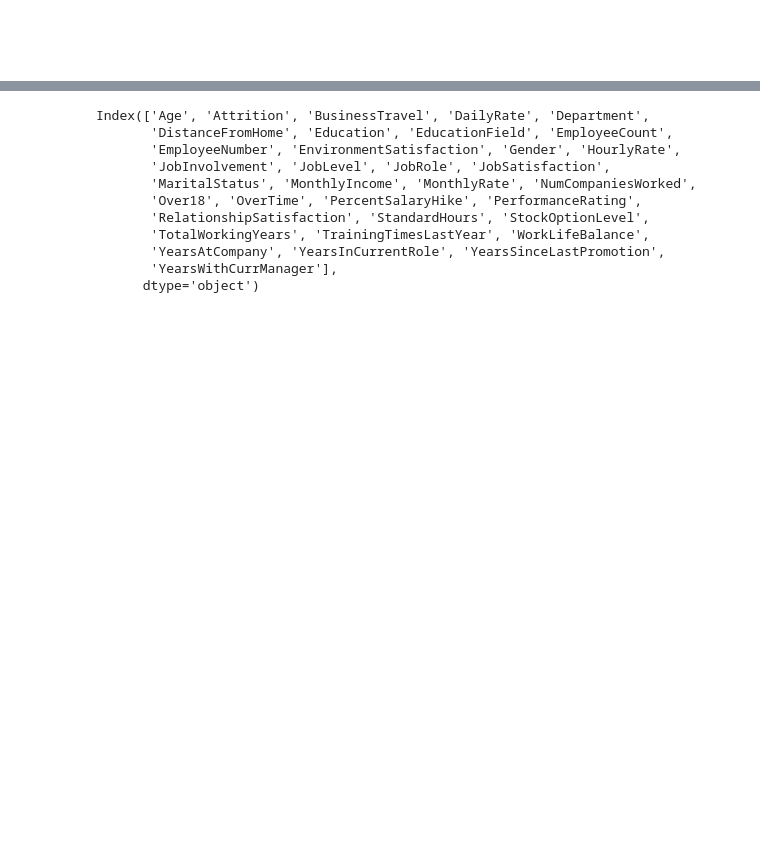
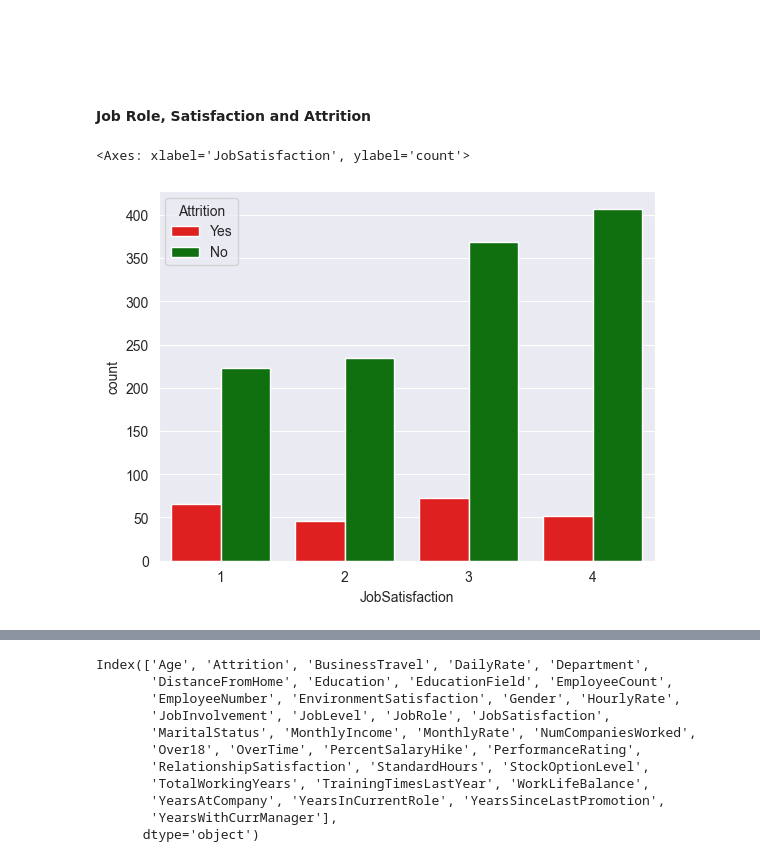
Before and after one commit to Jensen-T/HR-Analysis, a Jupyter notebook: hr-analysis.ipynb, the cells around one changed output, grey strips where cells are left out. Saved outputs shown, nothing was run; the diff lists cells and outputs as text; code cells hidden in the pictures; blank space fills up the shorter version.

```diff
--- a/hr-analysis.ipynb
+++ b/hr-analysis.ipynb
@@ -193,2 +183,9 @@ Name: DistanceFromHome, dtype: int64
 # %% [markdown]
 <br><br>
+# %% [markdown]
+#### Job Role, Satisfaction and Attrition
+# %%
+sns.countplot(data = df, x = 'JobSatisfaction', hue = 'Attrition', palette = {'Yes': 'red', 'No': 'green'})
+# %% [output]
+<Axes: xlabel='JobSatisfaction', ylabel='count'>
+[figure, added]
```
Also changed, not shown: parts of 11 cells of this notebook.
